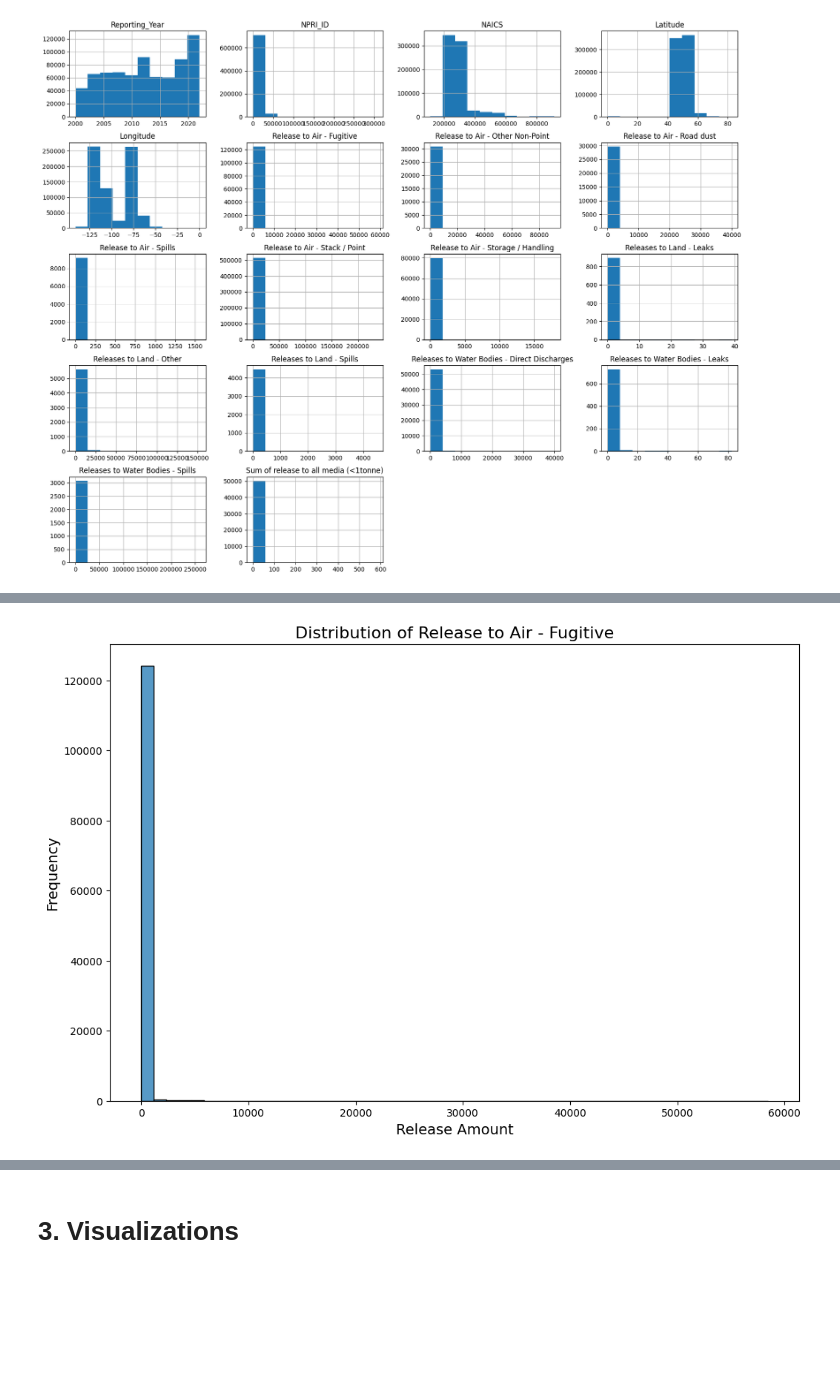
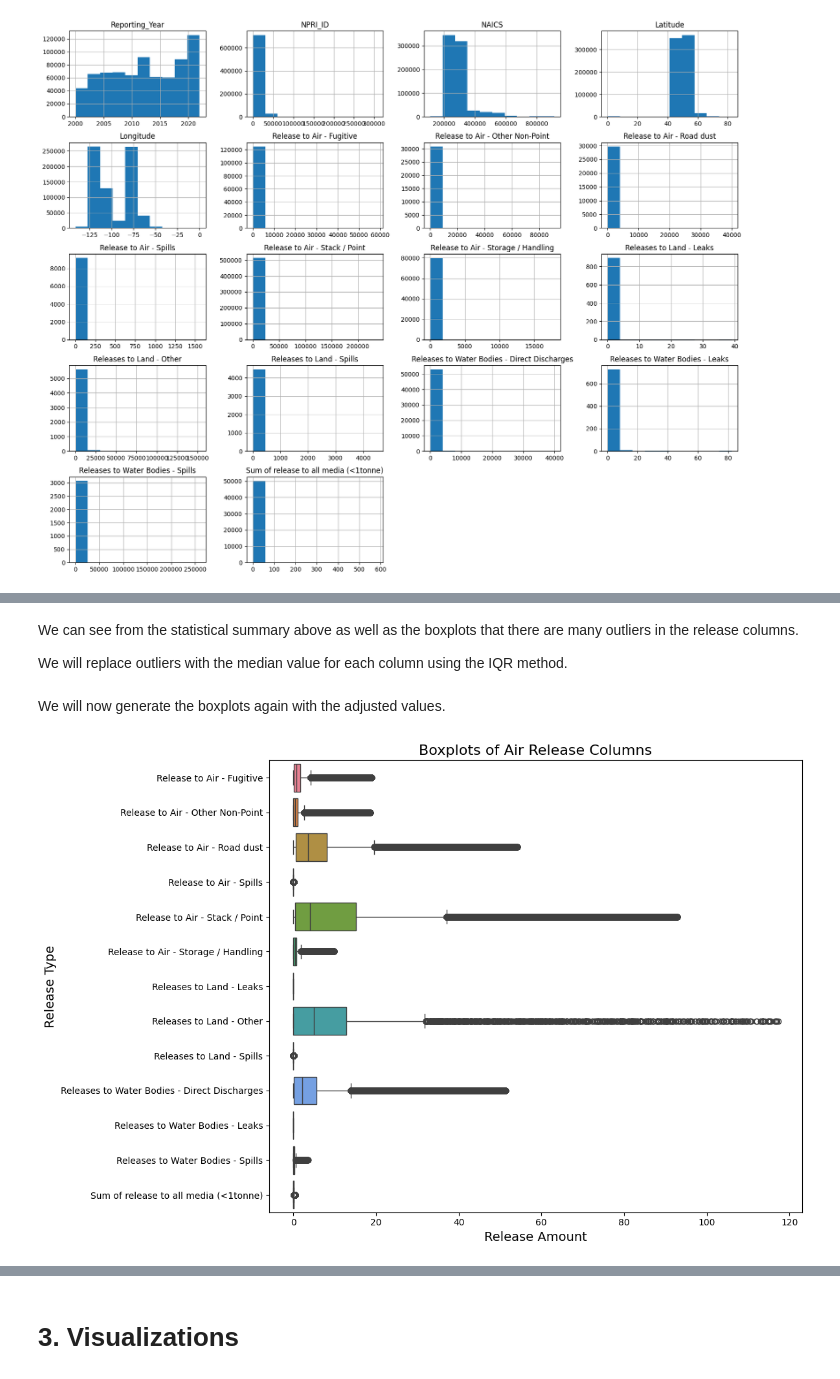
Before and after one commit to alekivetz/CMPT-2400, a Jupyter notebook: NPRI_EDA_AL.ipynb, the cells around one changed output, grey strips where cells are left out. Cells and saved outputs as stored; diff of their text form; code cells hidden in the pictures; blank space fills up the shorter version.

```diff
--- a/NPRI_EDA_AL.ipynb
+++ b/NPRI_EDA_AL.ipynb
@@ -259,7 +366,7 @@ Statistics for numerical columns
 # %%
-# Generate statistics for each numerical column, with potential outliers
+# Generate statistics for each release column, showing potential outliers using IQR method
 
-for col in df.select_dtypes(include=['int64', 'float64']).columns:
+for col in release_columns:
     print('-' * 60)
     print(f"Statistics for {col}:\n")
 
@@ -271,16 +378,16 @@ for col in df.select_dtypes(include=['int64', 'float64']).columns:
     upper_limit = Q3 + 1.5 * IQR
     lower_limit = Q1 - 1.5 * IQR
 
-    print(f'Mean: {df[col].mean()}')
-    print(f'Standard Deviation: {df[col].std()}')
+    print(f'Mean: {df[col].mean():.2f}')
+    print(f'Standard Deviation: {df[col].std():.2f}')
     print(f'Minimum: {df[col].min()}')
     print(f'Q1: {Q1}')
     print(f'Median: {df[col].median()}')
     print(f'Q3: {Q3}')
     print(f'Maximum: {df[col].max()}')
 
-    print(f'\nUpper Limit: {upper_limit}')
-    print(f'Lower Limit: {lower_limit}')
+    print(f'\nUpper Limit: {upper_limit:.2f}')
+    print(f'Lower Limit: {lower_limit:.2f}')
 
     outliers = df[(df[col] > upper_limit) | (df[col] < lower_limit)]
     percentage = len(outliers) / df[col].count() * 100
@@ -307,12 +458,31 @@ Outliers in Sum of release to all media (<1tonne): 6325, which represents 12.60%
+# %% [markdown]
+We can see from the statistical summary above as well as the boxplots that there are many outliers in the release columns.
+
+We will replace outliers with the median value for each column using the IQR method.
+# %%
+for col in release_columns:
+
+    # Calculate all values
+    Q1 = df[col].quantile(0.25)
+    Q3 = df[col].quantile(0.75)
+    IQR = Q3 - Q1
+    upper_limit = Q3 + 1.5 * IQR
+    lower_limit = Q1 - 1.5 * IQR
+
+    median = df[col].median()
+
+    # Replace outliers with median
+    df[col] = df[col].apply(lambda x: median if x > upper_limit or x < lower_limit else x)
+# %% [markdown]
+We will now generate the boxplots again with the adjusted values.
 # %%
-# Release to air fugitive histogram with outliers
-
+# Boxplots for All Release Columns
 plt.figure(figsize=(12, 8))
-sns.histplot(data=df, x='Release to Air - Fugitive', bins=50, stat='count')
-
-plt.title('Distribution of Release to Air - Fugitive', fontsize=16)
+sns.boxplot(data=df[release_columns], orient='h')
+plt.title('Boxplots of Air Release Columns', fontsize=16)
 plt.xlabel('Release Amount', fontsize=14)
-plt.ylabel('Frequency', fontsize=14)
+plt.ylabel('Release Type', fontsize=14)
+plt.tight_layout()
 plt.show()
 # %% [output]
-[figure, old version]
+[figure, new version]
```
Also changed, not shown: parts of 19 cells of this notebook.
